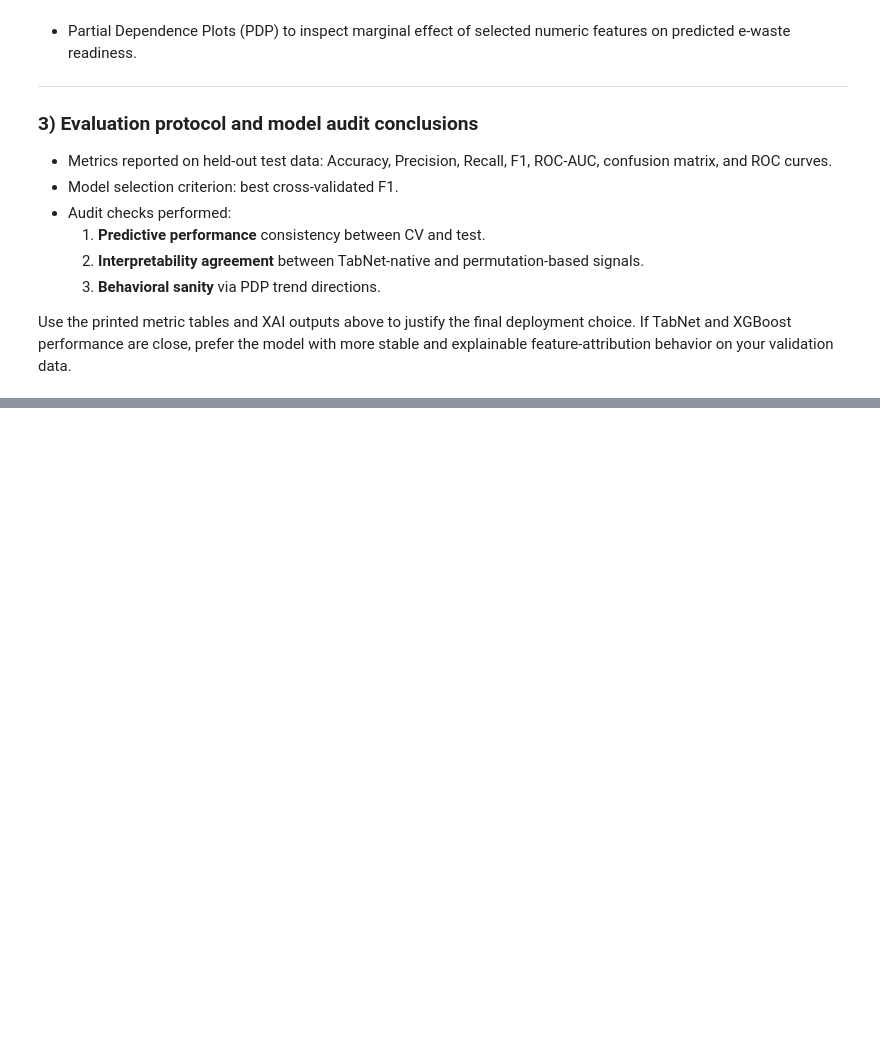
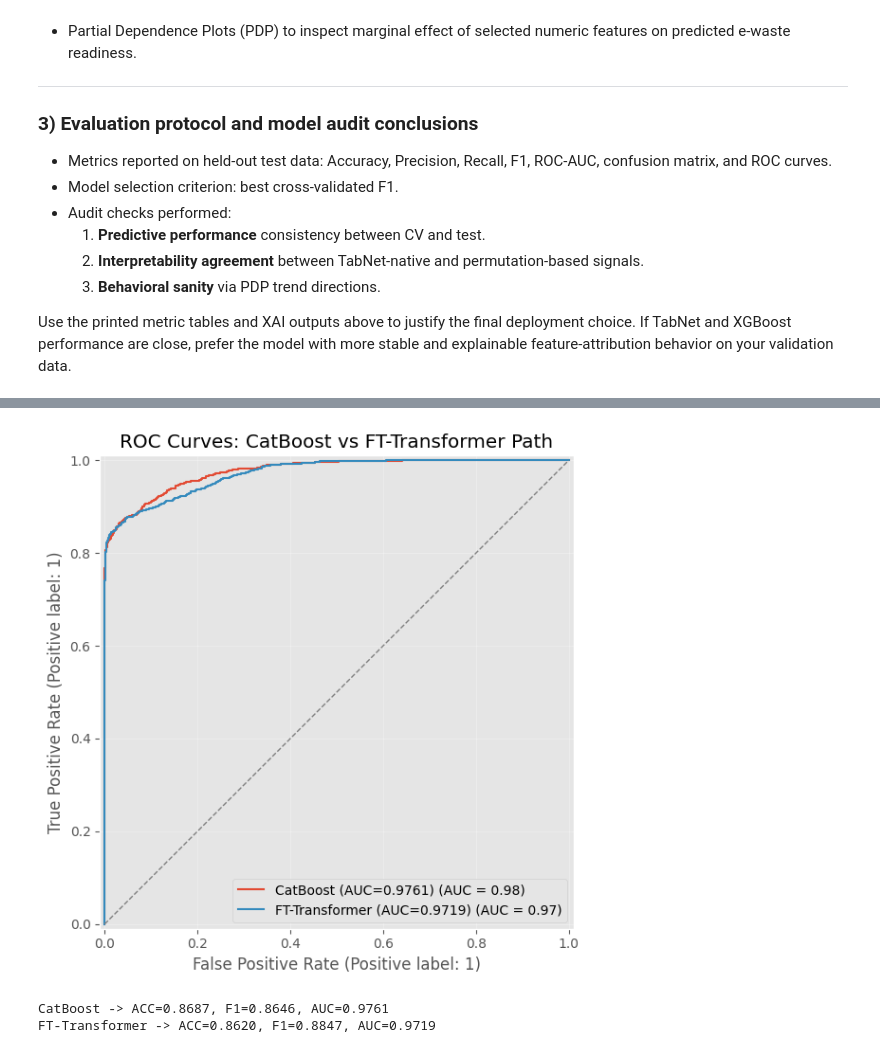
Before and after one commit to NsubugaIbrahim/TRAFFIC-SIGNS-RECOGNITION-MODEL, a Jupyter notebook: ibra.ipynb, the cells around one changed output, grey strips where cells are left out. Saved outputs shown, nothing was run; the diff lists cells and outputs as text; code cells hidden in the pictures; blank space fills up the shorter version.

```diff
--- a/ibra.ipynb
+++ b/ibra.ipynb
@@ -924,0 +1970,44 @@ plt.show()
+# %%
+# ROC curves for the last two models: CatBoost and FT-Transformer path
+from sklearn.metrics import RocCurveDisplay, roc_auc_score
+import matplotlib.pyplot as plt
+
+last_two = ['CatBoost', 'FT-Transformer']
+available = [m for m in last_two if m in safe_results]
+
+if len(available) < 2:
+    print(f"Expected both models in safe_results; found: {available}")
+else:
+    fig, ax = plt.subplots(figsize=(8, 6))
+
+    for model_name in available:
+        y_proba = safe_results[model_name]['y_test_proba']
+        auc = roc_auc_score(y_test_safe, y_proba)
+        RocCurveDisplay.from_predictions(
+            y_test_safe,
+            y_proba,
+            name=f"{model_name} (AUC={auc:.4f})",
+            ax=ax
+        )
+
+    ax.plot([0, 1], [0, 1], linestyle='--', color='gray', linewidth=1)
+    ax.set_title('ROC Curves: CatBoost vs FT-Transformer Path')
+    ax.grid(True, alpha=0.3)
+    plt.tight_layout()
+    plt.show()
+
+# Optional quick sanity check for suspiciously high test performance
+for model_name in available:
+    m = safe_results[model_name]['test_metrics']
+    print(
+        f"{model_name} -> ACC={m['accuracy']:.4f}, F1={m['f1']:.4f}, AUC={m['roc_auc']:.4f}"
+    )
+
+if HIGH_ACCURACY_MODE:
+    print('\nNote: HIGH_ACCURACY_MODE=True keeps highly predictive columns tied to target construction,')
+    print('so near-perfect metrics can happen and may not reflect real-world generalization.')
+    print('For a stricter realism check, set HIGH_ACCURACY_MODE=False and retrain.')
+# %% [output]
+[figure, added]
+CatBoost -> ACC=0.8687, F1=0.8646, AUC=0.9761
+FT-Transformer -> ACC=0.8620, F1=0.8847, AUC=0.9719
```
Also changed, not shown: parts of 25 cells of this notebook, 39 other files.
